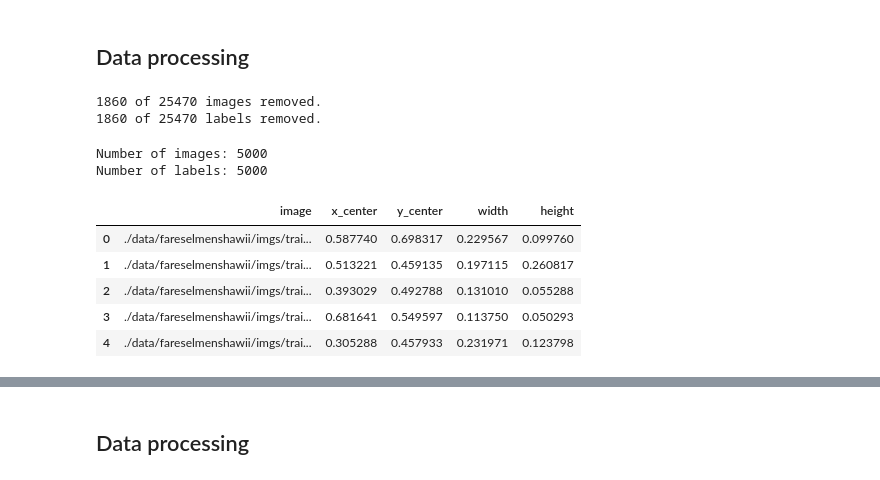
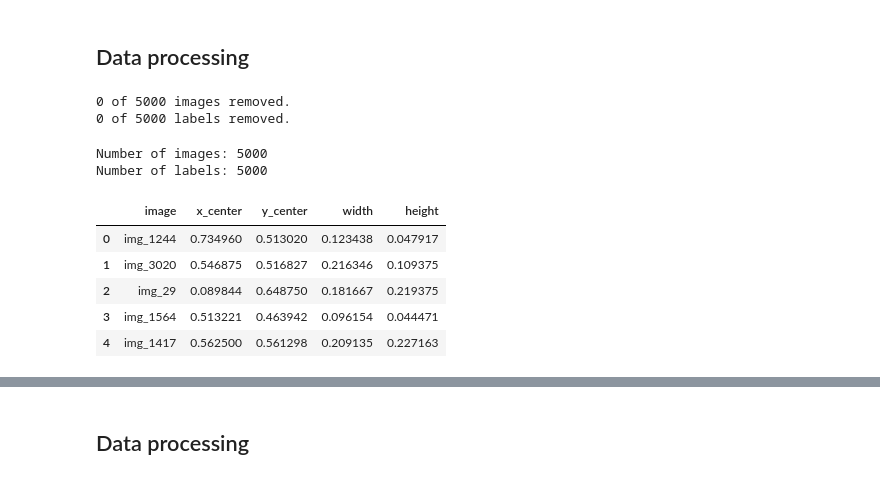
Before and after one commit to Gabmelom/plate-vision, a Jupyter notebook: plate-vision.ipynb, the cells around one changed output, grey strips where cells are left out. Drawn from its saved outputs; the diff is of its cells as text; code cells hidden in the pictures.

Commit message:
training script

```diff
--- a/plate-vision.ipynb
+++ b/plate-vision.ipynb
@@ -15,9 +14,9 @@ from tensorflow.keras.applications import InceptionResNetV2
 from tensorflow.keras.layers import Dense, Dropout, Flatten, Input
 from tensorflow.keras.preprocessing.image import load_img, img_to_array
 # %%
-image_folder = "./data/fareselmenshawii/images/train/"
-label_folder = "./data/fareselmenshawii/labels/train/"
-sample_size = 5000
+image_folder = "./data/imgs/"
+label_folder = "./data/labels/"
+sample_size = 5000 # Original dataset has 25K images
 # %% [markdown]
 ## Data processing
 # %%
@@ -73,12 +72,12 @@ all_label_filenames = [lbl for lbl in all_label_filenames if lbl not in labels_r
 print(f"{len(get_label_filenames()) - len(all_image_filenames)} of {len(get_image_filenames())} images removed.", )
 print(f"{len(get_label_filenames()) - len(all_label_filenames)} of {len(get_label_filenames())} labels removed.")
 # %% [output]
-1860 of 25470 images removed.
-1860 of 25470 labels removed.
+0 of 5000 images removed.
+0 of 5000 labels removed.
 # %%
 # Keep only a random sample of the data
 np.random.seed(42)
-image_filenames = np.random.choice(all_image_filenames, sample_size)
+image_filenames = np.random.choice(all_image_filenames, sample_size, replace=False)
 label_filenames = [f[:-4] + ".txt" for f in image_filenames]
 
 # Test if all image filanames have a corresponding label filename
@@ -107,31 +106,30 @@ for i in range(len(image_filenames)):
 # %%
 # Read the data
 yolo_labels_dict = dict(image=[], x_center=[], y_center=[], width=[], height=[])
 
 # Read the YOLO annotation files, and store the data in a dictionary
 for file in label_filenames:
     label_file = os.path.join(label_folder, file)
     with open(label_file, "r") as lf:
         for line in lf.readlines():
             parts = line.strip().split(" ")
             class_id = int(parts[0])
             if class_id != 0:
                 print("Class ID is not 0: class=", class_id)
 
-            yolo_labels_dict["image"].append(file.replace("labels", "imgs").replace(".txt", ".jpg"))
+            yolo_labels_dict["image"].append(file[:-4])
             yolo_labels_dict["x_center"].append(float(parts[1]))
             yolo_labels_dict["y_center"].append(float(parts[2]))
             yolo_labels_dict["width"].append(float(parts[3]))
             yolo_labels_dict["height"].append(float(parts[4]))
 
 # Convert the data to a pandas dataframe
 df = pd.DataFrame(yolo_labels_dict)
-df = df.sample(sample_size).reset_index(drop=True)
 df.head()
 # %% [output]
 |  | image | x_center | y_center | width | height |
-| 0 | ./data/fareselmenshawii/imgs/trai... | 0.587740 | 0.698317 | 0.229567 | 0.099760 |
-| 1 | ./data/fareselmenshawii/imgs/trai... | 0.513221 | 0.459135 | 0.197115 | 0.260817 |
-| 2 | ./data/fareselmenshawii/imgs/trai... | 0.393029 | 0.492788 | 0.131010 | 0.055288 |
-| 3 | ./data/fareselmenshawii/imgs/trai... | 0.681641 | 0.549597 | 0.113750 | 0.050293 |
-| 4 | ./data/fareselmenshawii/imgs/trai... | 0.305288 | 0.457933 | 0.231971 | 0.123798 |
+| 0 | img_1244 | 0.734960 | 0.513020 | 0.123438 | 0.047917 |
+| 1 | img_3020 | 0.546875 | 0.516827 | 0.216346 | 0.109375 |
+| 2 | img_29 | 0.089844 | 0.648750 | 0.181667 | 0.219375 |
+| 3 | img_1564 | 0.513221 | 0.463942 | 0.096154 | 0.044471 |
+| 4 | img_1417 | 0.562500 | 0.561298 | 0.209135 | 0.227163 |
```
Also changed, not shown: parts of 12 cells of this notebook, 3 other files.
